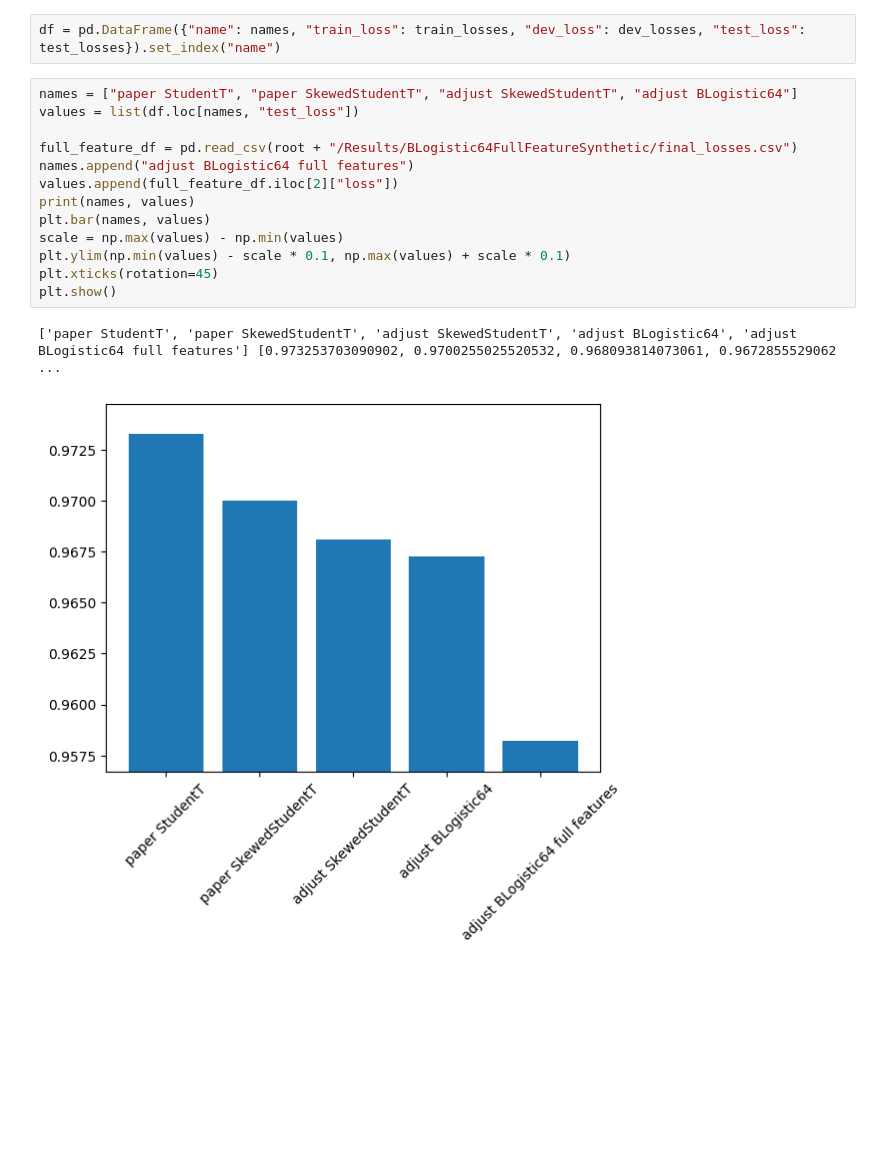
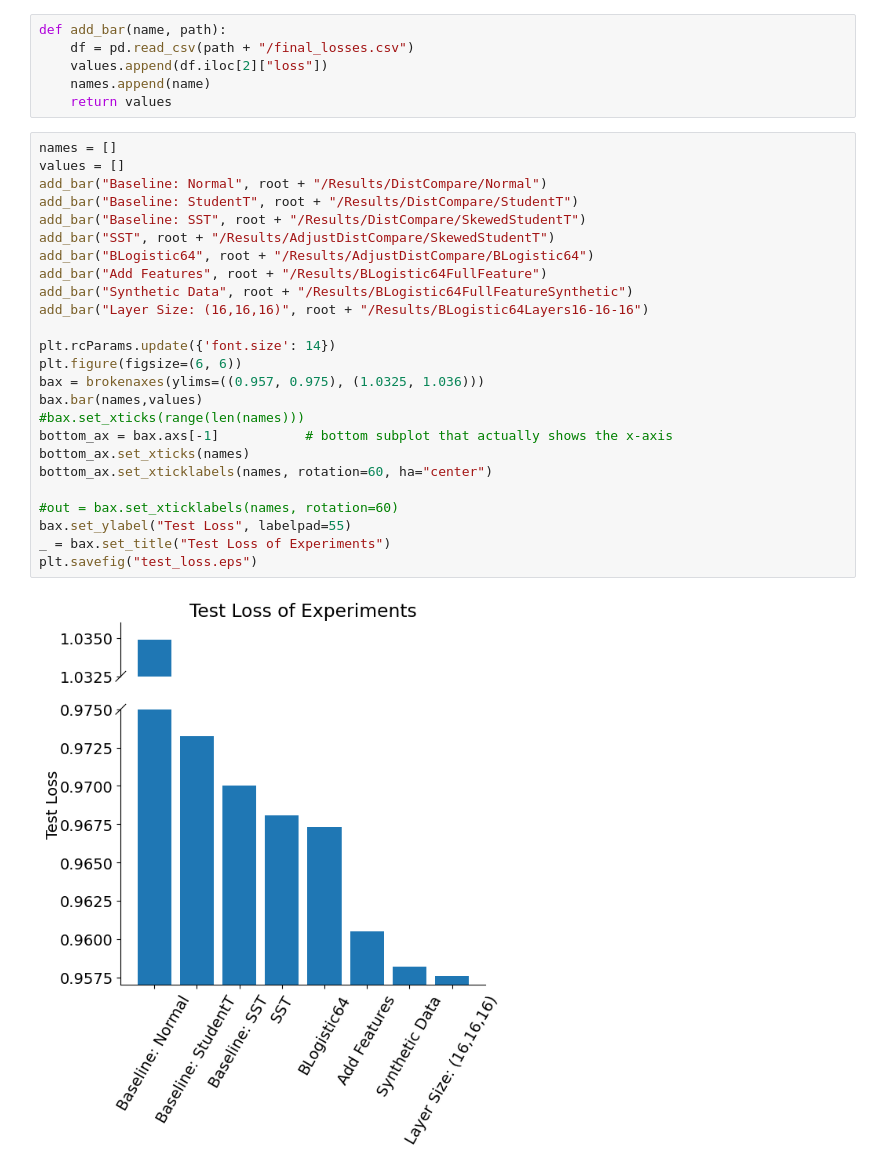
Before and after one commit to Jaeyoon-Kim-Quant/BernsteinMartingaleNet, a Jupyter notebook: analysis/analyze_disthead.ipynb, the cells around one changed output. Saved outputs shown, nothing was run; the diff lists cells and outputs as text; blank space fills up the shorter version.

Commit message:
Add test loss bar plot

```diff
--- a/analysis/analyze_disthead.ipynb
+++ b/analysis/analyze_disthead.ipynb
@@ -44,18 +13,33 @@ mult = 100
-# %%
-df = pd.DataFrame({"name": names, "train_loss": train_losses, "dev_loss": dev_losses, "test_loss": test_losses}).set_index("name")
-# %%
-names = ["paper StudentT", "paper SkewedStudentT", "adjust SkewedStudentT", "adjust BLogistic64"]
-values = list(df.loc[names, "test_loss"])
-
-full_feature_df = pd.read_csv(root + "/Results/BLogistic64FullFeatureSynthetic/final_losses.csv")
-names.append("adjust BLogistic64 full features")
-values.append(full_feature_df.iloc[2]["loss"])
-print(names, values)
-plt.bar(names, values)
-scale = np.max(values) - np.min(values)
-plt.ylim(np.min(values) - scale * 0.1, np.max(values) + scale * 0.1)
-plt.xticks(rotation=45)
-plt.show()
-# %% [output]
-['paper StudentT', 'paper SkewedStudentT', 'adjust SkewedStudentT', 'adjust BLogistic64', 'adjust BLogistic64 full features'] [0.973253703090902, 0.9700255025520532, 0.968093814073061, 0.9672855529062 ...
-[figure, removed]
+# %%
+def add_bar(name, path):
+    df = pd.read_csv(path + "/final_losses.csv")
+    values.append(df.iloc[2]["loss"])
+    names.append(name)
+    return values
+# %%
+names = []
+values = []
+add_bar("Baseline: Normal", root + "/Results/DistCompare/Normal")
+add_bar("Baseline: StudentT", root + "/Results/DistCompare/StudentT")
+add_bar("Baseline: SST", root + "/Results/DistCompare/SkewedStudentT")
+add_bar("SST", root + "/Results/AdjustDistCompare/SkewedStudentT")
+add_bar("BLogistic64", root + "/Results/AdjustDistCompare/BLogistic64")
+add_bar("Add Features", root + "/Results/BLogistic64FullFeature")
+add_bar("Synthetic Data", root + "/Results/BLogistic64FullFeatureSynthetic")
+add_bar("Layer Size: (16,16,16)", root + "/Results/BLogistic64Layers16-16-16")
+
+plt.rcParams.update({'font.size': 14})
+plt.figure(figsize=(6, 6))
+bax = brokenaxes(ylims=((0.957, 0.975), (1.0325, 1.036)))
+bax.bar(names,values)
+#bax.set_xticks(range(len(names)))
+bottom_ax = bax.axs[-1]           # bottom subplot that actually shows the x-axis
+bottom_ax.set_xticks(names)
+bottom_ax.set_xticklabels(names, rotation=60, ha="center")
+
+#out = bax.set_xticklabels(names, rotation=60)
+bax.set_ylabel("Test Loss", labelpad=55)
+_ = bax.set_title("Test Loss of Experiments")
+plt.savefig("test_loss.eps")
+# %% [output]
+[figure, added]
```
Also changed, not shown: parts of 2 cells of this notebook.
